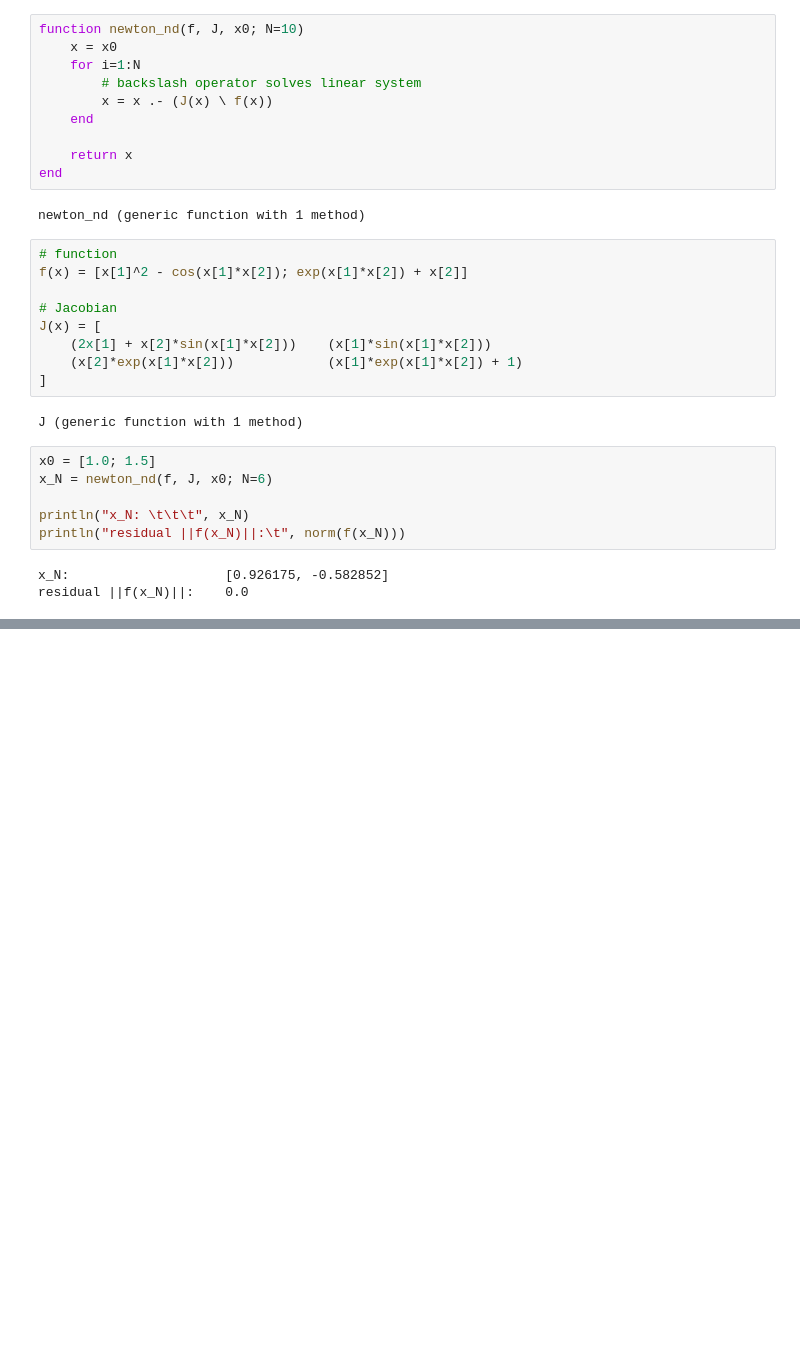
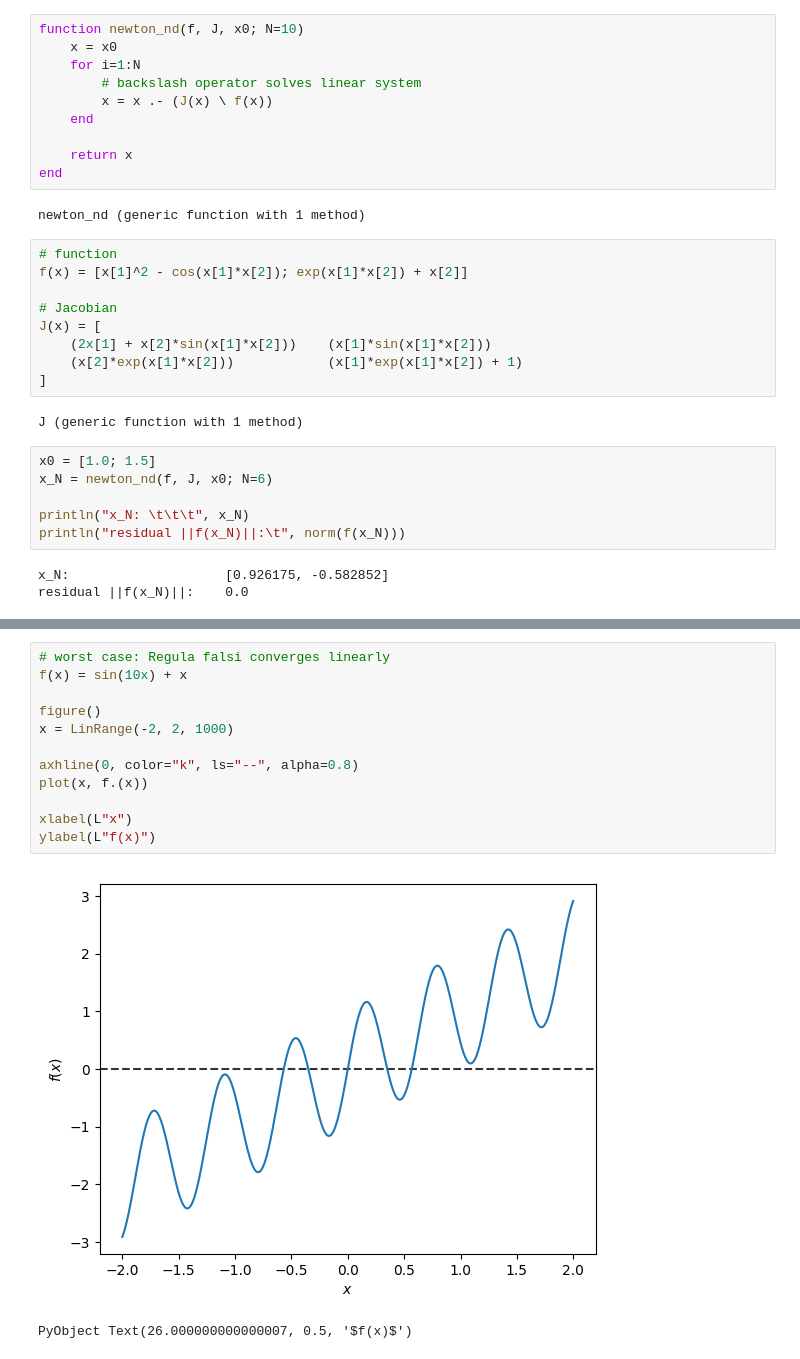
Before and after one commit to mitmath/18330, a Jupyter notebook: 08_Root_Finding.ipynb, the cells around one changed output, grey strips where cells are left out. Cells and saved outputs as stored; diff of their text form; blank space fills up the shorter version.

```diff
--- a/08_Root_Finding.ipynb
+++ b/08_Root_Finding.ipynb
@@ -503,0 +514,15 @@ PyObject Text(0.5, 1.0, 'Regula falsi converges linearly to a zero')
+# %%
+# worst case: Regula falsi converges linearly
+f(x) = sin(10x) + x
+
+figure()
+x = LinRange(-2, 2, 1000)
+
+axhline(0, color="k", ls="--", alpha=0.8)
+plot(x, f.(x))
+
+xlabel(L"x")
+ylabel(L"f(x)")
+# %% [output]
+[figure, added]
+PyObject Text(26.000000000000007, 0.5, '$f(x)$')
```
Also changed, not shown: parts of 16 cells of this notebook, 2 other files.
